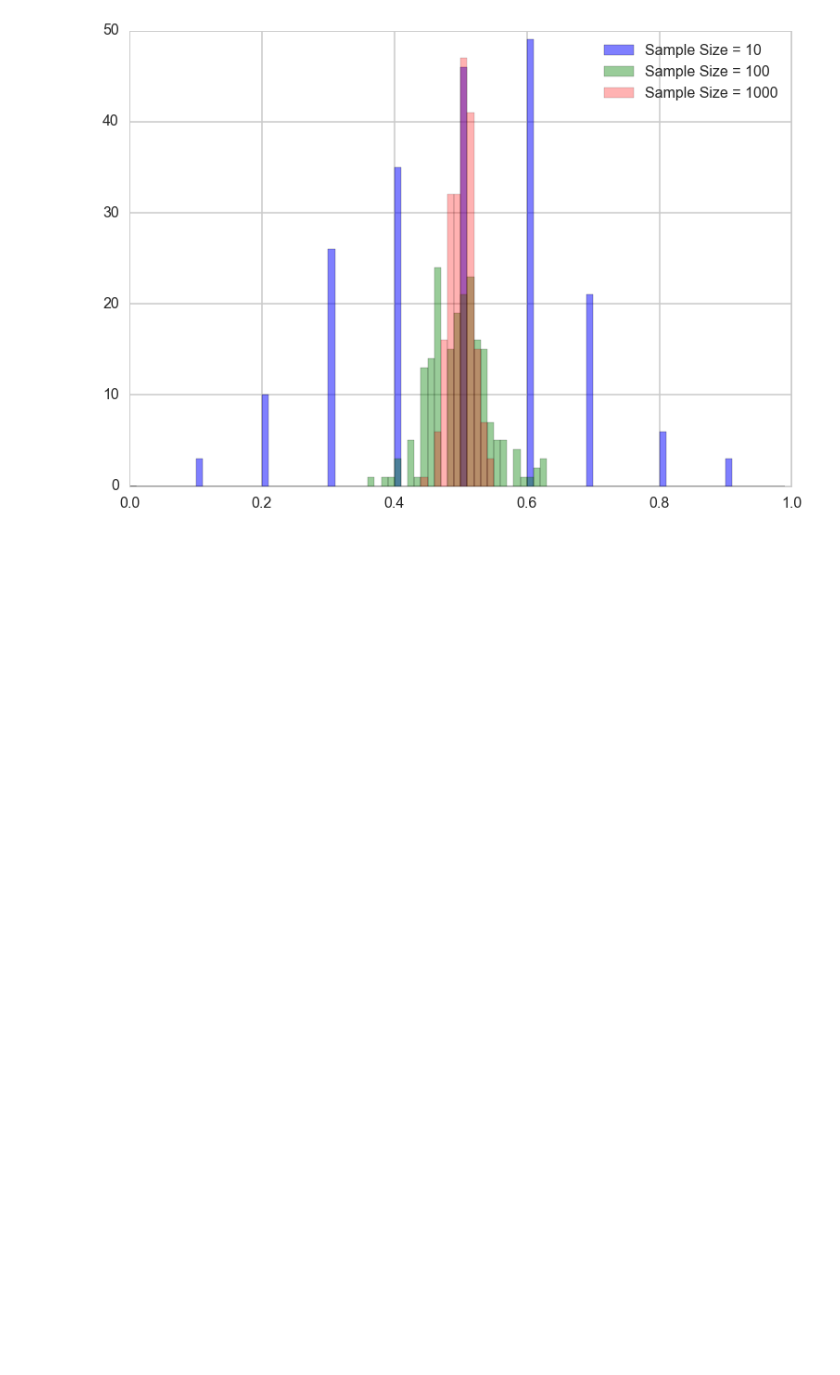
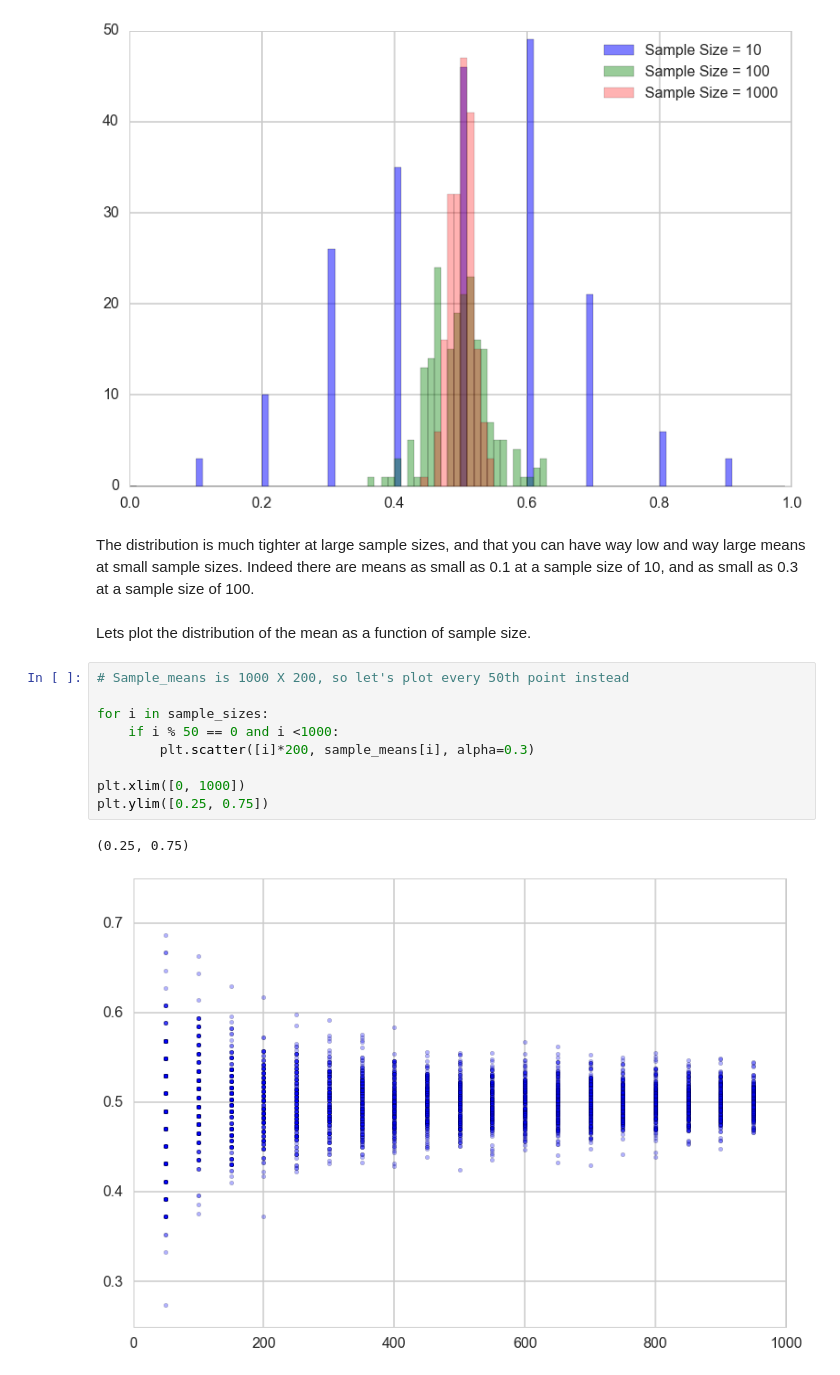
Before and after one commit to suyashSax/CS-109, a Jupyter notebook: Week 4/Lab 3 - Sampling & Distributions.ipynb, the cells around one changed output. Drawn from its saved outputs; the diff is of its cells as text; blank space fills up the shorter version.

```diff
--- a/Week 4/Lab 3 - Sampling & Distributions.ipynb
+++ b/Week 4/Lab 3 - Sampling & Distributions.ipynb
@@ -169,3 +169,19 @@ plt.legend()
 # %% [output]
 <matplotlib.legend.Legend at 0x...>
 [figure]
+# %% [markdown]
+The distribution is much tighter at large sample sizes, and that you can have way low and way large means at small sample sizes. Indeed there are means as small as 0.1 at a sample size of 10, and as small as 0.3 at a sample size of 100.
+# %% [markdown]
+Lets plot the distribution of the mean as a function of sample size.
+# %%
+# Sample_means is 1000 X 200, so let's plot every 50th point instead
+
+for i in sample_sizes:
+    if i % 50 == 0 and i <1000:
+        plt.scatter([i]*200, sample_means[i], alpha=0.3)
+
+plt.xlim([0, 1000])
+plt.ylim([0.25, 0.75])
+# %% [output]
+(0.25, 0.75)
+[figure, added]
```
Also changed, not shown: parts of 37 cells of this notebook, 2 other files.
